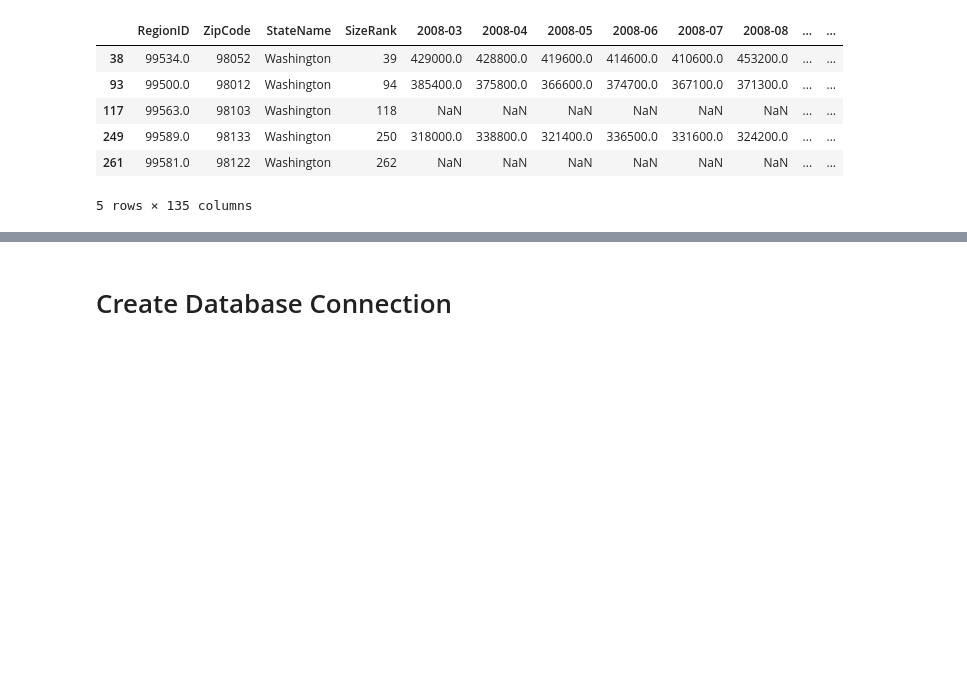
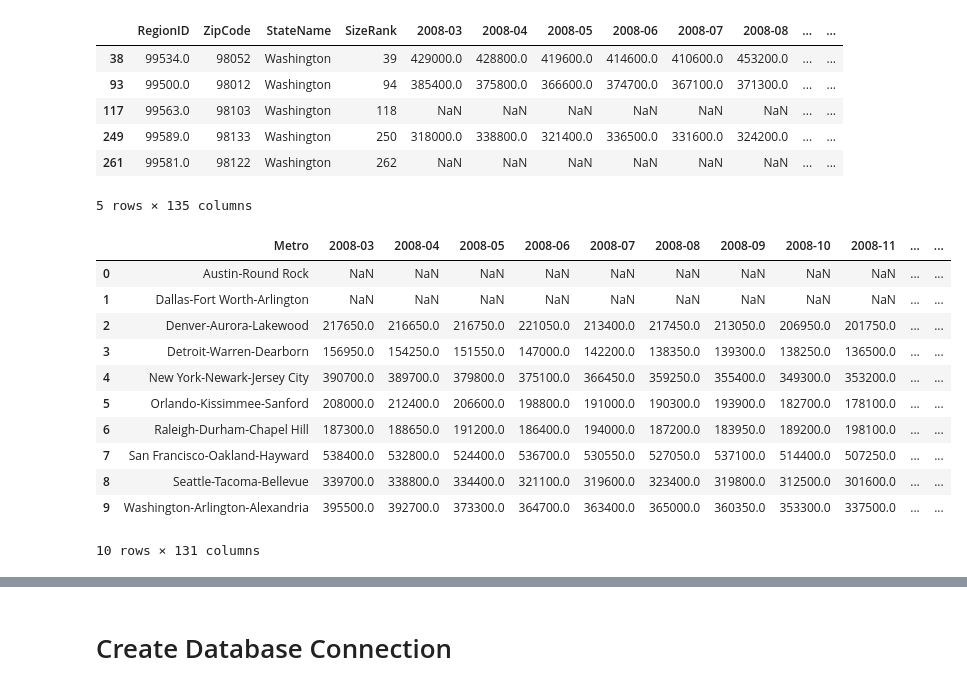
Before and after one commit to martinamagdy/Housing_Market_Analysis_Suaves, a Jupyter notebook: Data/data_cleaning.ipynb, the cells around one changed output, grey strips where cells are left out. Saved outputs shown, nothing was run; the diff lists cells and outputs as text; code cells hidden in the pictures; blank space fills up the shorter version.

Commit message:
Add median sale price route

```diff
--- a/Data/data_cleaning.ipynb
+++ b/Data/data_cleaning.ipynb
@@ -493,3 +493,21 @@ See the caveats in the documentation: http://pandas.pydata.org/pandas-docs/stabl
 | 249 | 99589.0 | 98133 | Washington | 250 | 318000.0 | 338800.0 | 321400.0 | 336500.0 | 331600.0 | 324200.0 | ... | ... |
 | 261 | 99581.0 | 98122 | Washington | 262 | NaN | NaN | NaN | NaN | NaN | NaN | ... | ... |
 5 rows × 135 columns
+# %%
+price_agg = price_agg.groupby('Metro').median()
+price_agg.drop(columns = ['SizeRank', 'ZipCode', 'RegionID'], inplace = True)
+price_agg.reset_index(inplace = True)
+price_agg
+# %% [output]
+|  | Metro | 2008-03 | 2008-04 | 2008-05 | 2008-06 | 2008-07 | 2008-08 | 2008-09 | 2008-10 | 2008-11 | ... | ... |
+| 0 | Austin-Round Rock | NaN | NaN | NaN | NaN | NaN | NaN | NaN | NaN | NaN | ... | ... |
+| 1 | Dallas-Fort Worth-Arlington | NaN | NaN | NaN | NaN | NaN | NaN | NaN | NaN | NaN | ... | ... |
+| 2 | Denver-Aurora-Lakewood | 217650.0 | 216650.0 | 216750.0 | 221050.0 | 213400.0 | 217450.0 | 213050.0 | 206950.0 | 201750.0 | ... | ... |
+| 3 | Detroit-Warren-Dearborn | 156950.0 | 154250.0 | 151550.0 | 147000.0 | 142200.0 | 138350.0 | 139300.0 | 138250.0 | 136500.0 | ... | ... |
+| 4 | New York-Newark-Jersey City | 390700.0 | 389700.0 | 379800.0 | 375100.0 | 366450.0 | 359250.0 | 355400.0 | 349300.0 | 353200.0 | ... | ... |
+| 5 | Orlando-Kissimmee-Sanford | 208000.0 | 212400.0 | 206600.0 | 198800.0 | 191000.0 | 190300.0 | 193900.0 | 182700.0 | 178100.0 | ... | ... |
+| 6 | Raleigh-Durham-Chapel Hill | 187300.0 | 188650.0 | 191200.0 | 186400.0 | 194000.0 | 187200.0 | 183950.0 | 189200.0 | 198100.0 | ... | ... |
+| 7 | San Francisco-Oakland-Hayward | 538400.0 | 532800.0 | 524400.0 | 536700.0 | 530550.0 | 527050.0 | 537100.0 | 514400.0 | 507250.0 | ... | ... |
+| 8 | Seattle-Tacoma-Bellevue | 339700.0 | 338800.0 | 334400.0 | 321100.0 | 319600.0 | 323400.0 | 319800.0 | 312500.0 | 301600.0 | ... | ... |
+| 9 | Washington-Arlington-Alexandria | 395500.0 | 392700.0 | 373300.0 | 364700.0 | 363400.0 | 365000.0 | 360350.0 | 353300.0 | 337500.0 | ... | ... |
+10 rows × 131 columns
```
Also changed, not shown: parts of 5 cells of this notebook, 3 other files.
